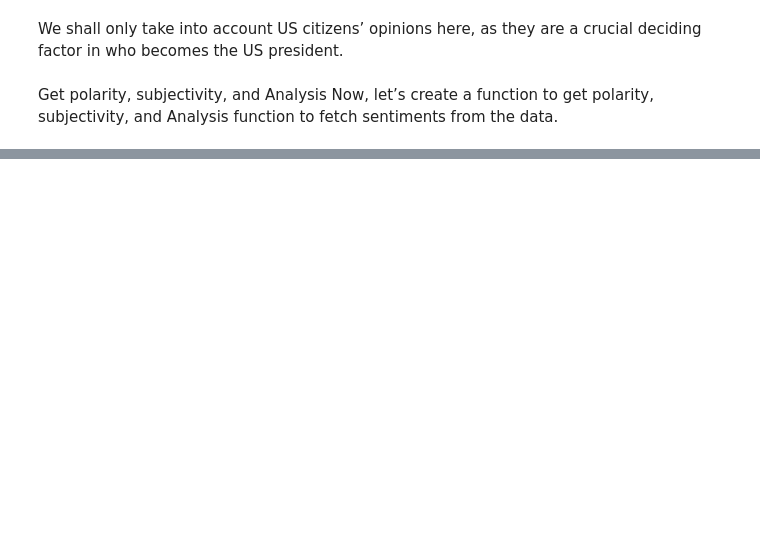
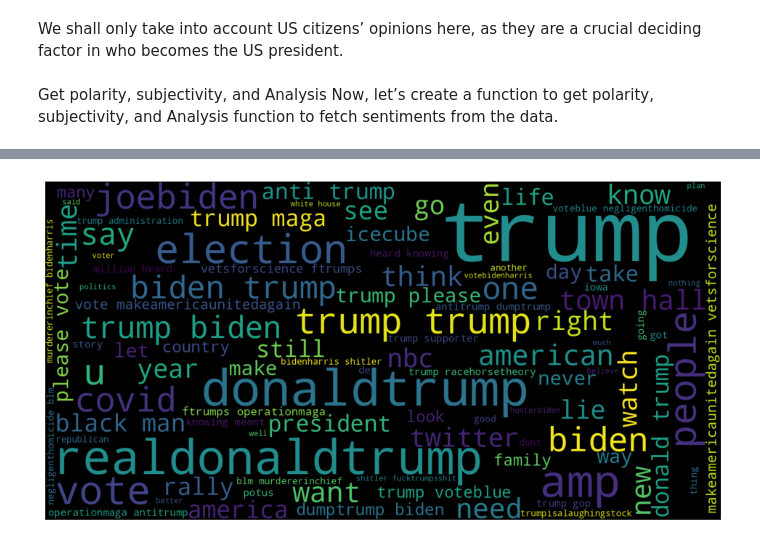
Before and after one commit to dolpolo/Python_project, a Jupyter notebook: Sentiment_Biden_vs_Trump.ipynb, the cells around one changed output, grey strips where cells are left out. Saved outputs shown, nothing was run; the diff lists cells and outputs as text; code cells hidden in the pictures; blank space fills up the shorter version.

```diff
--- a/Sentiment_Biden_vs_Trump.ipynb
+++ b/Sentiment_Biden_vs_Trump.ipynb
@@ -252,0 +477,7 @@ def getAnalysis(score):
+# %%
+# focus on tweets that were originally in the trump dataset
+trump_tweets = data[data['candidate'] == 'trump']
+# take only U.S. country data
+trump_tweets = trump_tweets.loc[trump_tweets.country == 'US']
+trump_tweets = trump_tweets[['tweet']] #consider only the tweet column
+print(trump_tweets.head())
@@ -252,0 +491,3 @@ def getAnalysis(score):
+# %%
+trump_tweets['cleantext'] = trump_tweets['tweet'].apply(clean)
+print(trump_tweets.head())
@@ -252,0 +528,15 @@ def getAnalysis(score):
+# %%
+def word_cloud(wd_list):
+	stopwords = set(STOPWORDS)
+	all_words = ' '.join([text for text in wd_list])
+	wordcloud = WordCloud(background_color='black',
+						stopwords=stopwords,
+						width=1600, height=800, max_words=100, max_font_size=200,
+						colormap="viridis").generate(all_words)
+	plt.figure(figsize=(12, 10))
+	plt.axis('off')
+	plt.imshow(wordcloud)
+
+word_cloud(trump_tweets['cleantext'][:5000])
+# %% [output]
+[figure, added]
```
Also changed, not shown: parts of 58 cells of this notebook, 3 other files.
